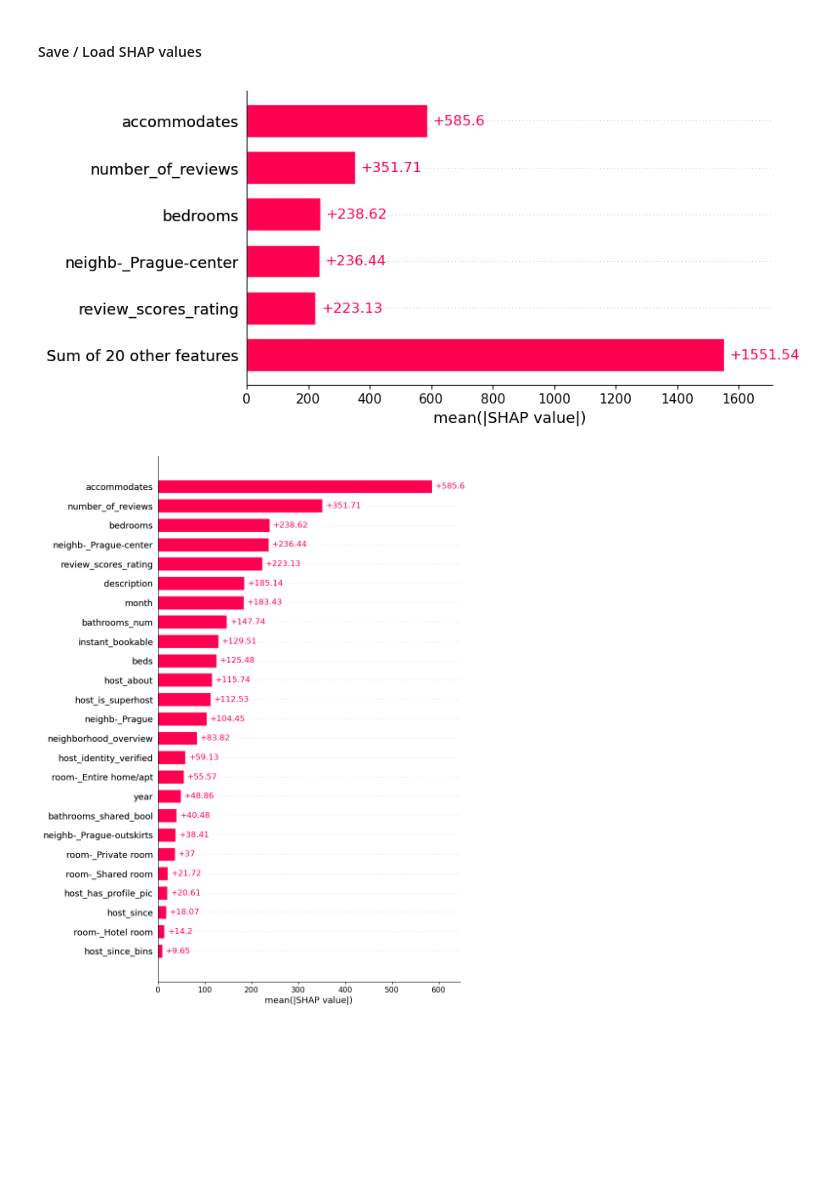
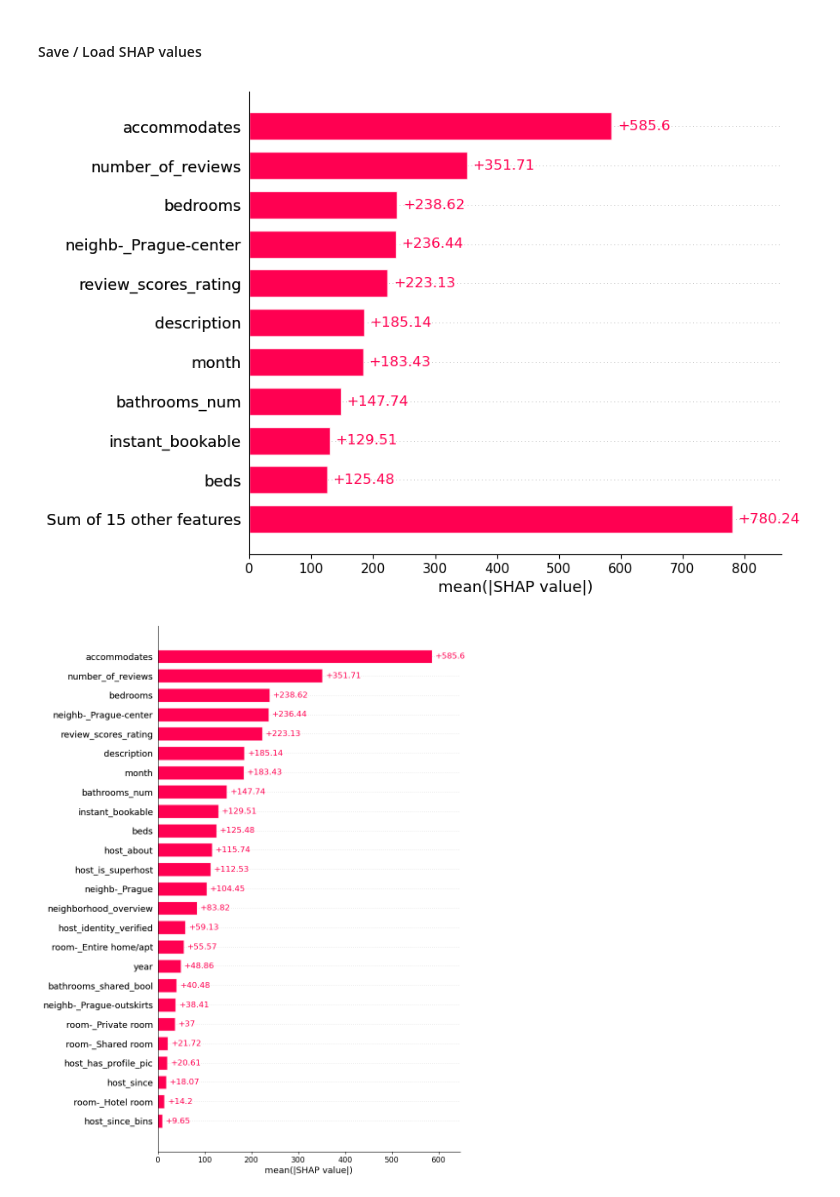
Before and after one commit to tominatorcz/datax, a Jupyter notebook: python/regresion.ipynb, the cells around one changed output. Cells and saved outputs as stored; diff of their text form; code cells hidden in the pictures; blank space fills up the shorter version.

Commit message:
SHAP algo correction

```diff
--- a/python/regresion.ipynb
+++ b/python/regresion.ipynb
@@ -484,9 +484,9 @@ SHAP_values_path = '../python/models/optimized_xgb_SHAP_values.pkl'
 with open(SHAP_values_path, 'rb') as file:
     shap_values = pickle.load(file)
 # %%
-shap.plots.bar(shap_values, max_display=6)
+shap.plots.bar(shap_values, max_display=11)
 # %% [output]
-[figure, old version]
+[figure, new version]
 # %%
 shap.plots.bar(shap_values, max_display=np.shape(shap_values.values)[1])
 # %% [output]
```
Also changed, not shown: parts of 8 cells of this notebook, 1 other file.
